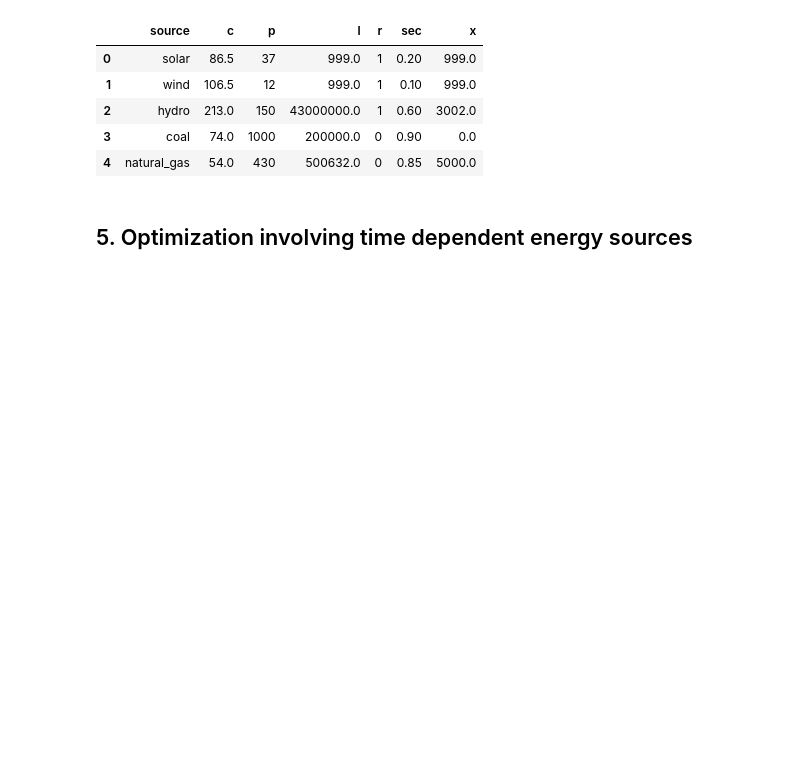
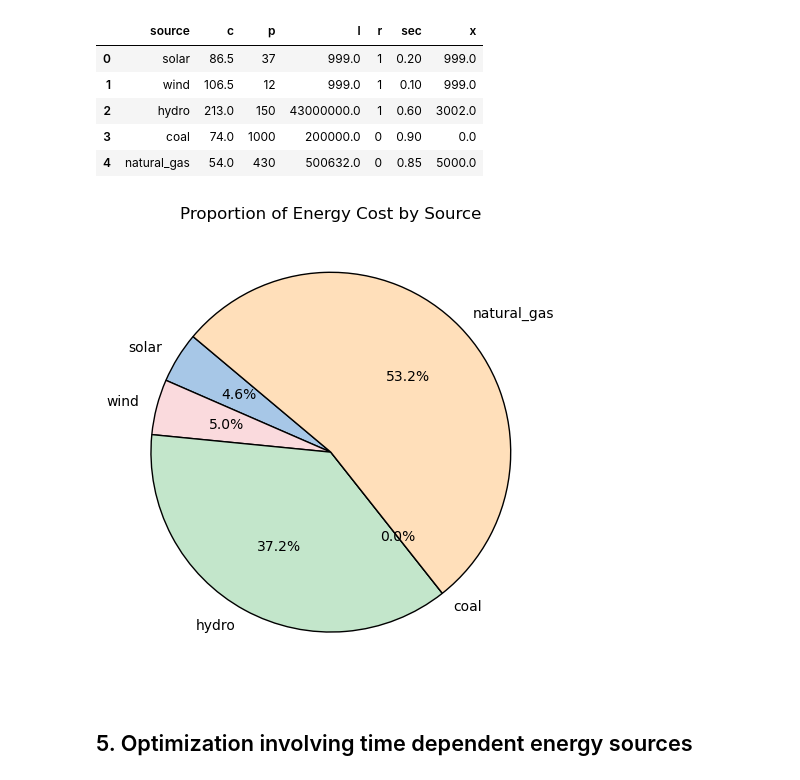
Before and after one commit to jchhong/math441-project1, a Jupyter notebook: Energy Mix Summarized.ipynb, the cells around one changed output. Drawn from its saved outputs; the diff is of its cells as text; code cells hidden in the pictures; blank space fills up the shorter version.

```diff
--- a/Energy Mix Summarized.ipynb
+++ b/Energy Mix Summarized.ipynb
@@ -289,6 +340,32 @@ result
 | 2 | hydro | 213.0 | 150 | 43000000.0 | 1 | 0.60 | 3002.0 |
 | 3 | coal | 74.0 | 1000 | 200000.0 | 0 | 0.90 | 0.0 |
 | 4 | natural_gas | 54.0 | 430 | 500632.0 | 0 | 0.85 | 5000.0 |
+# %%
+import matplotlib.pyplot as plt
+total_cost = sum((alpha* (result["c"]) * (result["x"]) + beta * (result["p"] * result["x"])))
+
+proportions = (alpha* (result["c"]) * (result["x"]) + beta * (result["p"] * result["x"])) / total_cost
+fig, ax = plt.subplots(figsize=(8, 5))
+
+ax.pie(
+    proportions,
+    labels=result["source"],
+    autopct="%1.1f%%",
+    startangle=140,
+    colors = ["#A7C7E7",
+          "#FADADD",
+          "#C3E6CB",
+          "#FFD1A4",
+          "#FFDFBA"]  ,
+    wedgeprops={"edgecolor": "black", "linewidth": 1}  )
+
+
+ax.set_title("Proportion of Energy Cost by Source")
+plt.tight_layout()
+plt.savefig("energy_production_log.png", dpi=300, bbox_inches="tight")
+plt.show()
+# %% [output]
+[figure, added]
 # %% [markdown]
 ## 5. Optimization involving time dependent energy sources
 # %%
```
Also changed, not shown: parts of 12 cells of this notebook.
